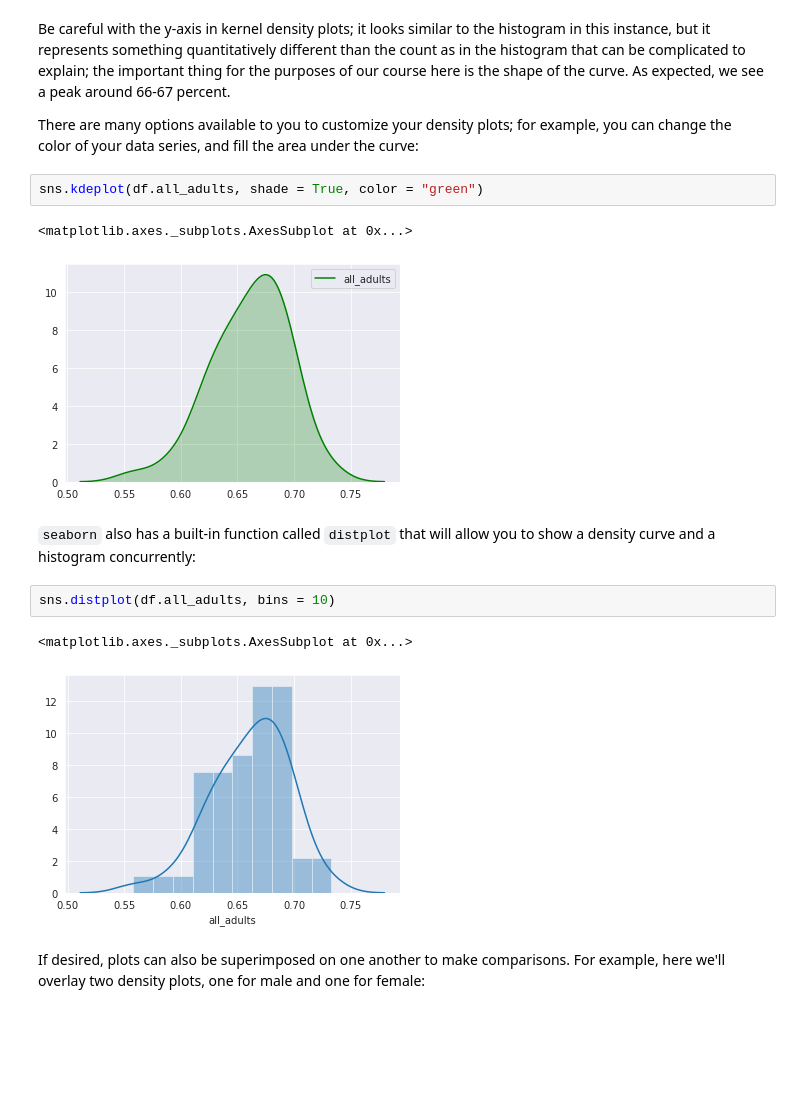
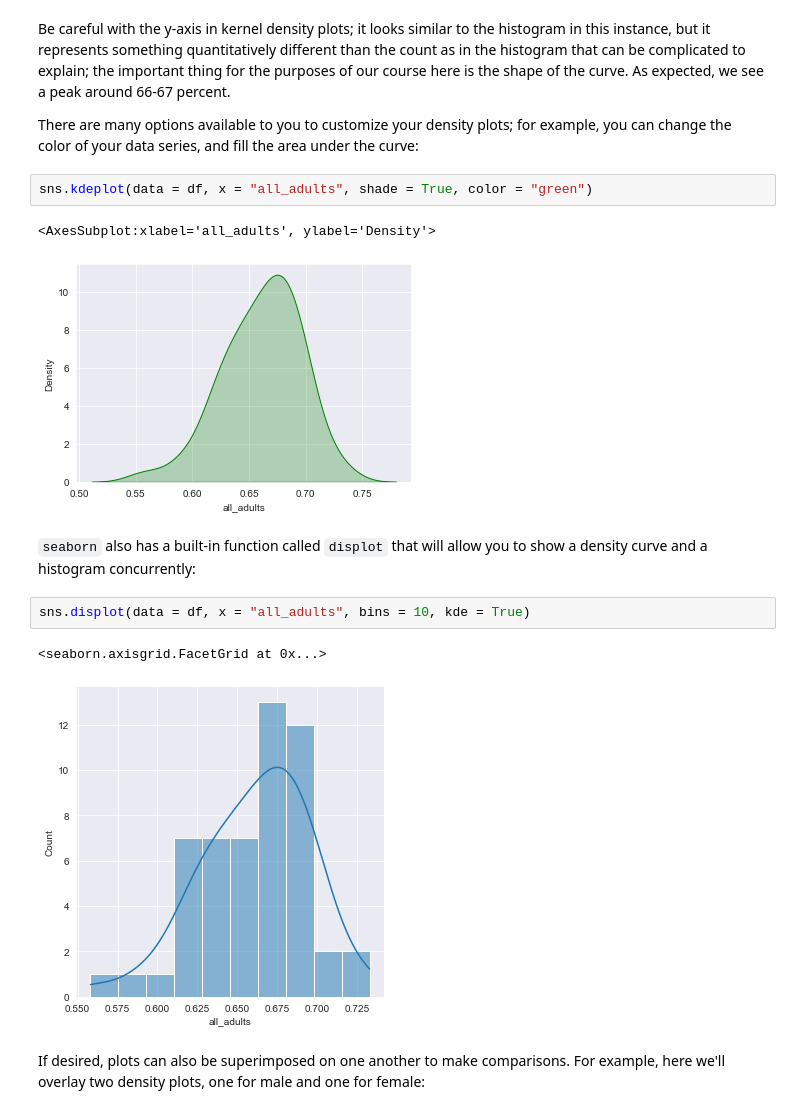
Before and after one commit to walkerke/geog30323, a Jupyter notebook: assignments/04-univariate-data-analysis.ipynb, the cells around one changed output. Cells and saved outputs as stored; diff of their text form; blank space fills up the shorter version.

Commit message:
update seaborn code with more modern syntax

```diff
--- a/assignments/04-univariate-data-analysis.ipynb
+++ b/assignments/04-univariate-data-analysis.ipynb
@@ -205,17 +212,17 @@ Be careful with the y-axis in kernel density plots; it looks similar to the hist
 
 There are many options available to you to customize your density plots; for example, you can change the color of your data series, and fill the area under the curve:
 # %%
-sns.kdeplot(df.all_adults, shade = True, color = "green")
+sns.kdeplot(data = df, x = "all_adults", shade = True, color = "green")
 # %% [output]
-<matplotlib.axes._subplots.AxesSubplot at 0x...>
+<AxesSubplot:xlabel='all_adults', ylabel='Density'>
-[figure, old version]
+[figure, new version]
 # %% [markdown]
-`seaborn` also has a built-in function called `distplot` that will allow you to show a density curve and a histogram concurrently:
+`seaborn` also has a built-in function called `displot` that will allow you to show a density curve and a histogram concurrently:
 # %%
-sns.distplot(df.all_adults, bins = 10)
+sns.displot(data = df, x = "all_adults", bins = 10, kde = True)
 # %% [output]
-<matplotlib.axes._subplots.AxesSubplot at 0x...>
+<seaborn.axisgrid.FacetGrid at 0x...>
-[figure, old version]
+[figure, new version]
 # %% [markdown]
 If desired, plots can also be superimposed on one another to make comparisons.  For example, here we'll overlay two density plots, one for male and one for female:
 # %%
```
Also changed, not shown: parts of 14 cells of this notebook.
